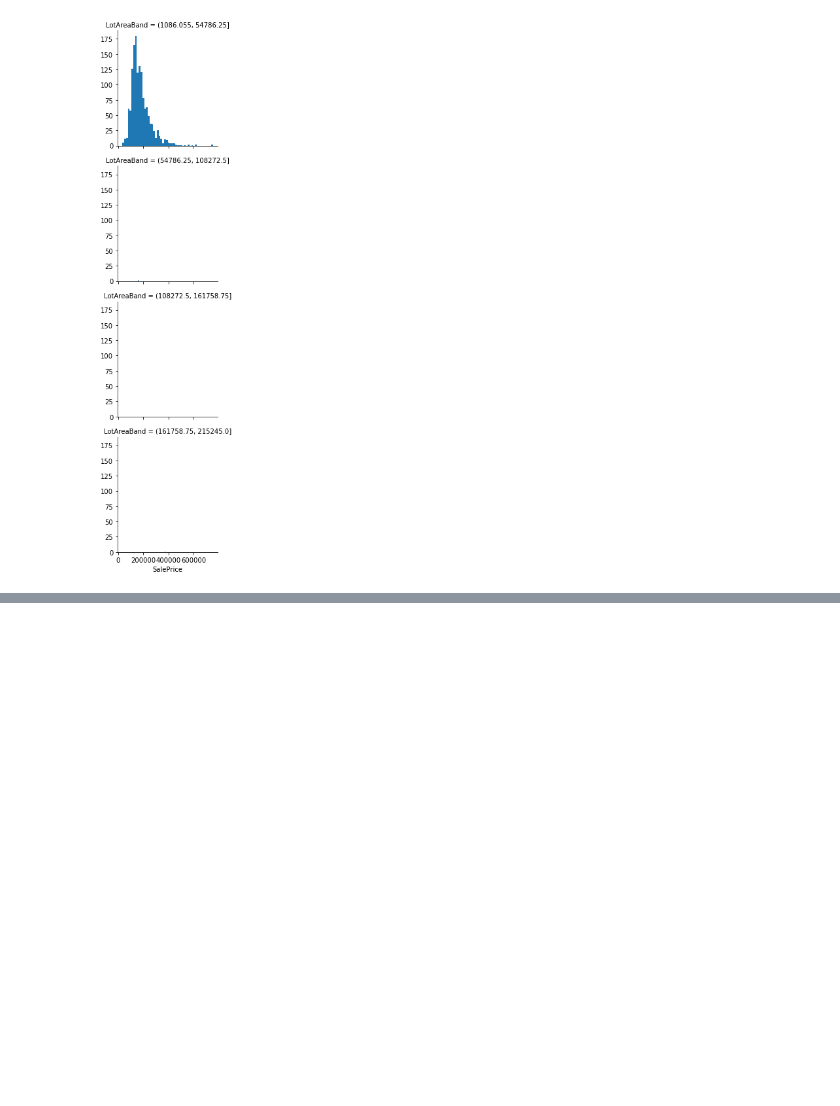
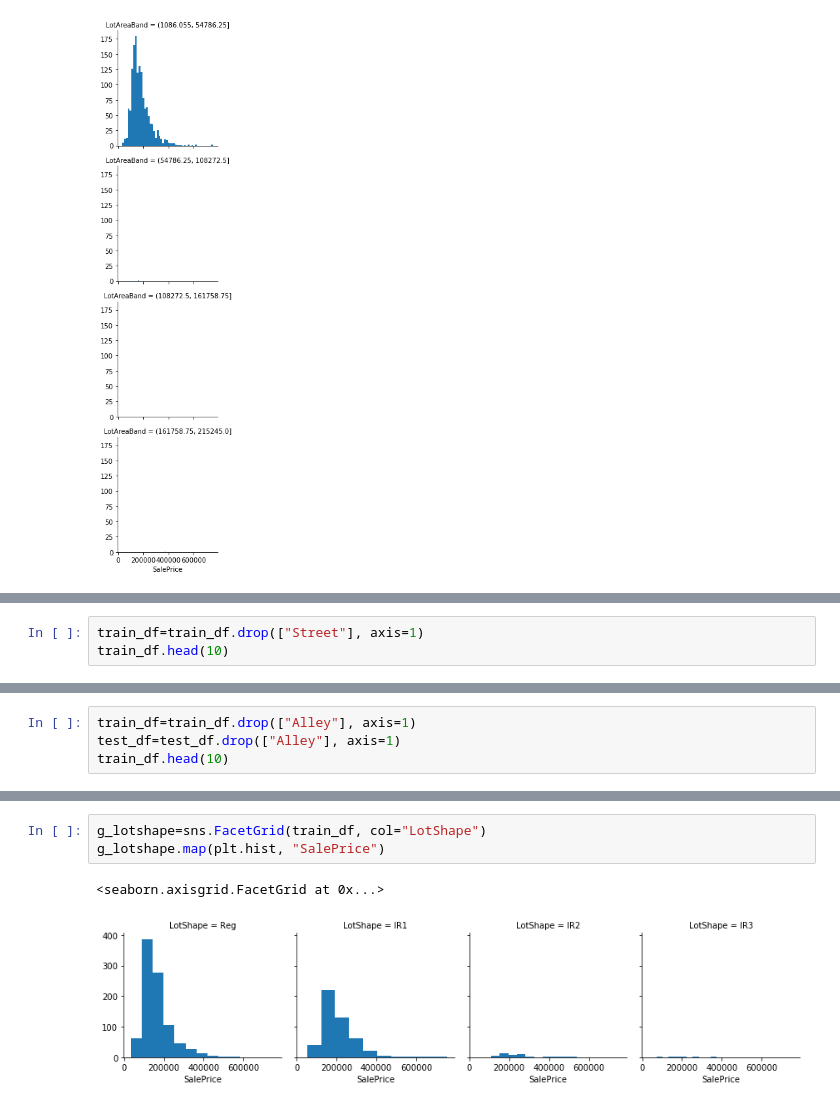
Before and after one commit to imgoodman/kaggle-ml, a Jupyter notebook: house-price/house-price.ipynb, the cells around one changed output, grey strips where cells are left out. Cells and saved outputs as stored; diff of their text form; blank space fills up the shorter version.

```diff
--- a/house-price/house-price.ipynb
+++ b/house-price/house-price.ipynb
@@ -472,0 +517,3 @@ g_lotareaband.map(plt.hist, "SalePrice", bins=50)
+# %%
+train_df=train_df.drop(["Street"], axis=1)
+train_df.head(10)
@@ -472,0 +558,4 @@ g_lotareaband.map(plt.hist, "SalePrice", bins=50)
+# %%
+train_df=train_df.drop(["Alley"], axis=1)
+test_df=test_df.drop(["Alley"], axis=1)
+train_df.head(10)
@@ -472,0 +617,6 @@ g_lotareaband.map(plt.hist, "SalePrice", bins=50)
+# %%
+g_lotshape=sns.FacetGrid(train_df, col="LotShape")
+g_lotshape.map(plt.hist, "SalePrice")
+# %% [output]
+<seaborn.axisgrid.FacetGrid at 0x...>
+[figure, added]
```
Also changed, not shown: parts of 29 cells of this notebook.
